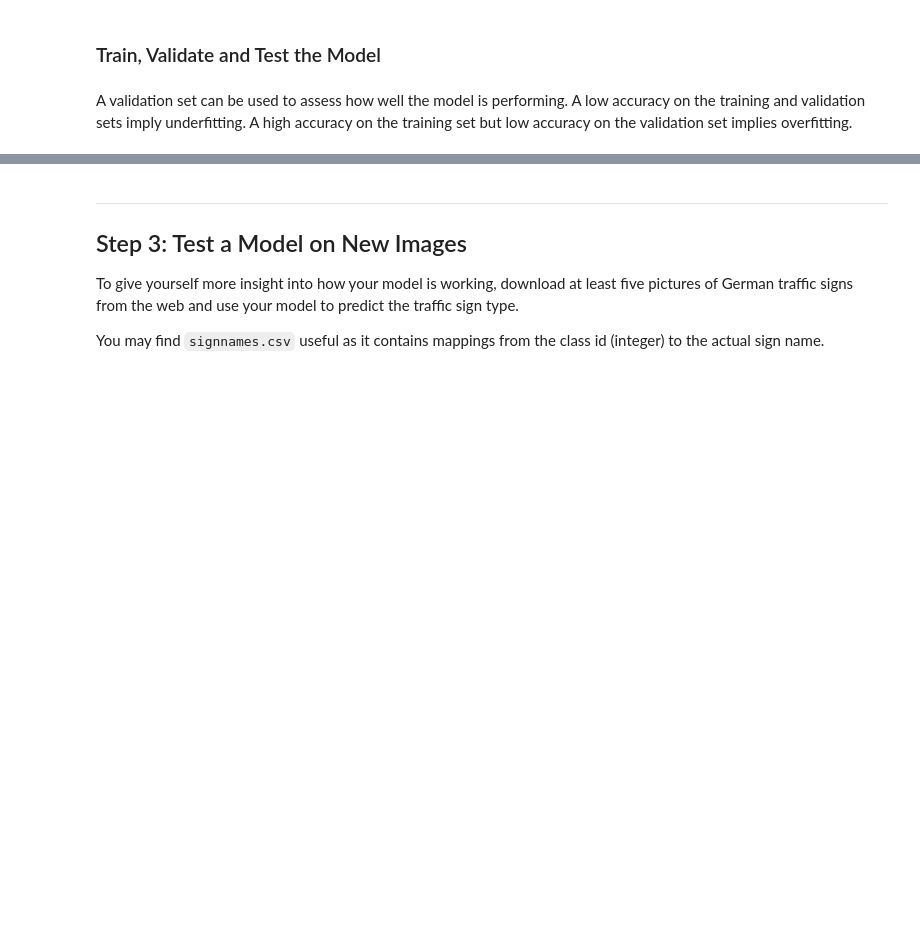
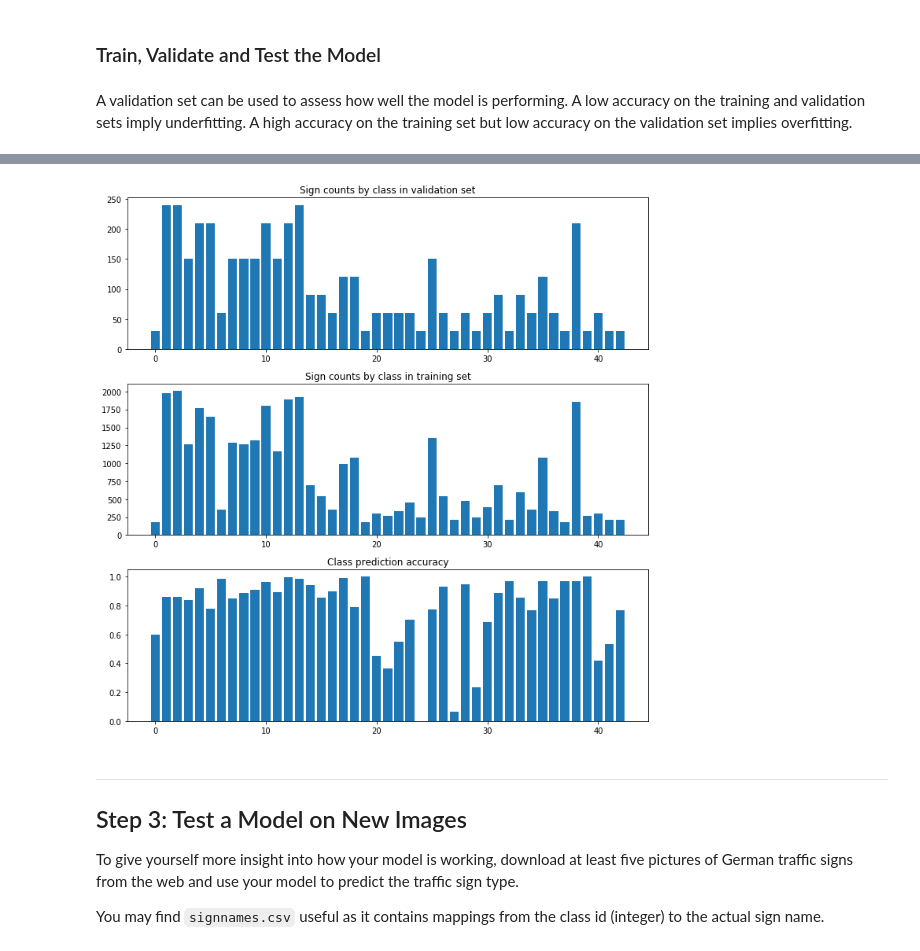
Before and after one commit to tindandelion/carne-traffic-signs-p2, a Jupyter notebook: Traffic_Sign_Classifier.ipynb, the cells around one changed output, grey strips where cells are left out. Cells and saved outputs as stored; diff of their text form; code cells hidden in the pictures; blank space fills up the shorter version.

Commit message:
Exploring the net arch and prediction results

```diff
--- a/Traffic_Sign_Classifier.ipynb
+++ b/Traffic_Sign_Classifier.ipynb
@@ -289,3 +331,22 @@ plt.plot(a1[:, 0], a1[:, 2])
+# %%
+plt.figure(figsize=(10, 10))
+
+plt.subplot(311)
+plt.bar(range(n_classes), np.bincount(y_valid))
+plt.title('Sign counts by class in validation set');
+
+plt.subplot(312)
+plt.bar(range(n_classes), np.bincount(y_train))
+plt.title('Sign counts by class in training set');
+
+
+plt.subplot(313)
+plt.bar(range(n_classes), np.diag(cm_norm))
+plt.title('Class prediction accuracy');
+
+plt.tight_layout()
+# %% [output]
+[figure, added]
 # %% [markdown]
 ---
 
```
Also changed, not shown: parts of 17 cells of this notebook.
